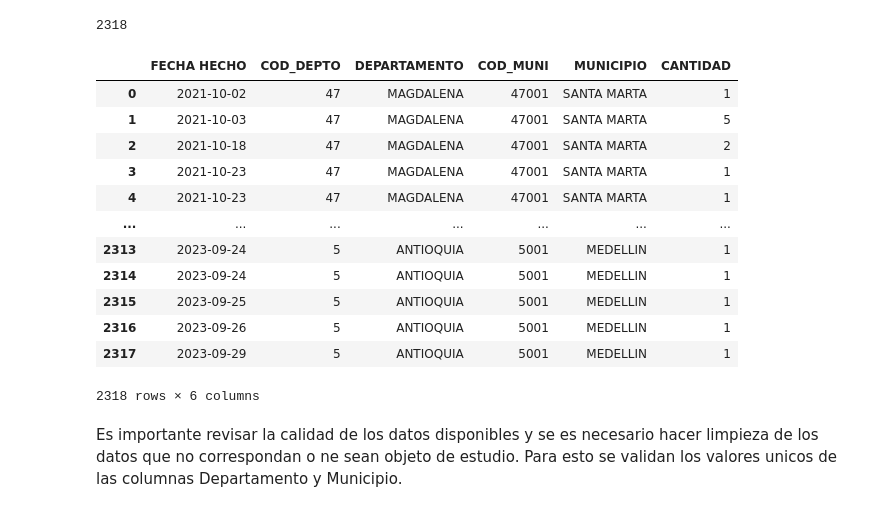
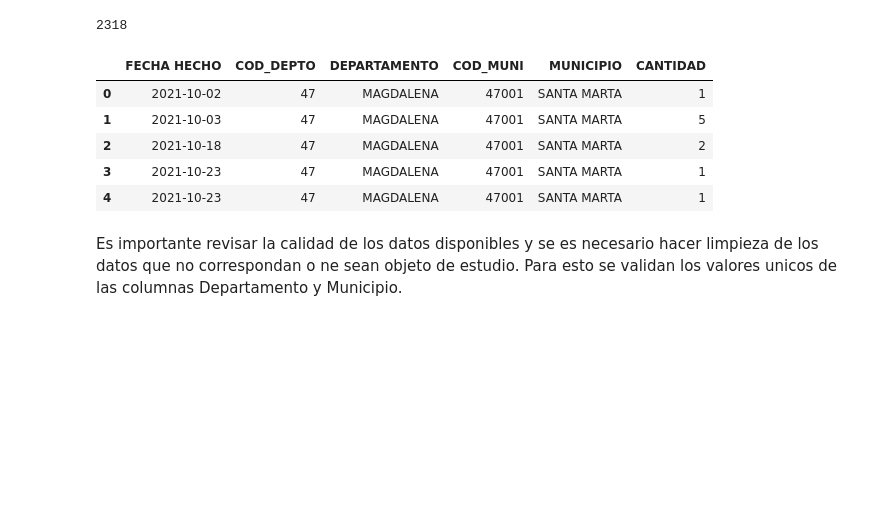
Before and after one commit to Tungsten2020/ADL, a Jupyter notebook: Prueba_ADL.ipynb, the cells around one changed output. Drawn from its saved outputs; the diff is of its cells as text; code cells hidden in the pictures; blank space fills up the shorter version.

```diff
--- a/Prueba_ADL.ipynb
+++ b/Prueba_ADL.ipynb
@@ -171,21 +171,14 @@ len(consolidado_H_T)
 # %% [output]
 2318
 # %%
-consolidado_H_T
+consolidado_H_T.head(5)
 # %% [output]
 |  | FECHA HECHO | COD_DEPTO | DEPARTAMENTO | COD_MUNI | MUNICIPIO | CANTIDAD |
 | 0 | 2021-10-02 | 47 | MAGDALENA | 47001 | SANTA MARTA | 1 |
 | 1 | 2021-10-03 | 47 | MAGDALENA | 47001 | SANTA MARTA | 5 |
 | 2 | 2021-10-18 | 47 | MAGDALENA | 47001 | SANTA MARTA | 2 |
 | 3 | 2021-10-23 | 47 | MAGDALENA | 47001 | SANTA MARTA | 1 |
 | 4 | 2021-10-23 | 47 | MAGDALENA | 47001 | SANTA MARTA | 1 |
-| ... | ... | ... | ... | ... | ... | ... |
-| 2313 | 2023-09-24 | 5 | ANTIOQUIA | 5001 | MEDELLIN | 1 |
-| 2314 | 2023-09-24 | 5 | ANTIOQUIA | 5001 | MEDELLIN | 1 |
-| 2315 | 2023-09-25 | 5 | ANTIOQUIA | 5001 | MEDELLIN | 1 |
-| 2316 | 2023-09-26 | 5 | ANTIOQUIA | 5001 | MEDELLIN | 1 |
-| 2317 | 2023-09-29 | 5 | ANTIOQUIA | 5001 | MEDELLIN | 1 |
-2318 rows × 6 columns
 # %% [markdown]
 Es importante revisar la calidad de los datos disponibles y se es necesario hacer limpieza de los datos que no correspondan o ne sean objeto de estudio.  Para esto se validan los valores unicos de las columnas Departamento y Municipio.
 # %%
```
Also changed, not shown: parts of 8 cells of this notebook, 5 other files.
